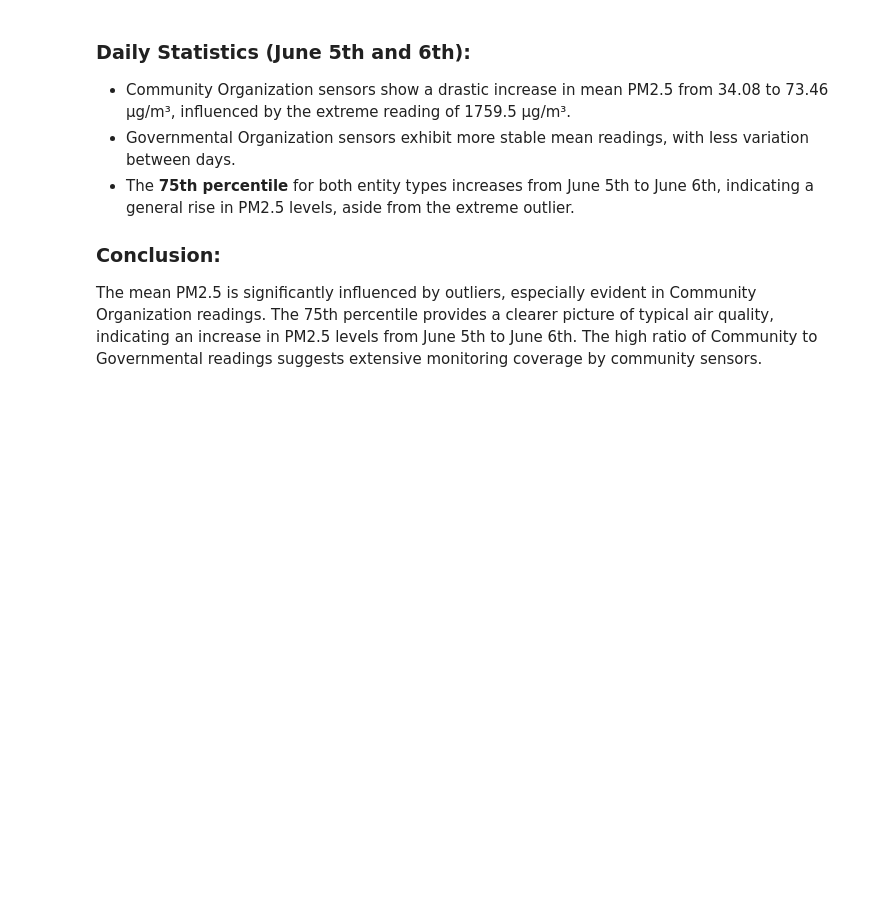
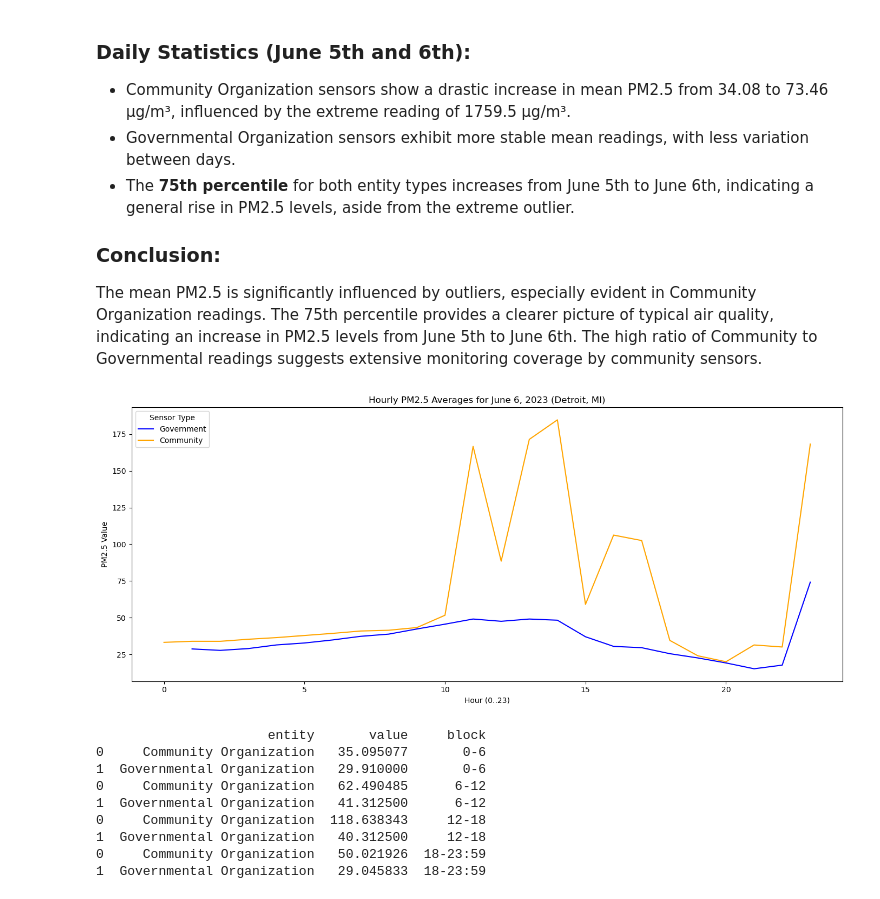
Before and after one commit to RishikaYadannavar/mcis6273-f24-datamining, a Jupyter notebook: homework/hw1/hw1.ipynb, the cells around one changed output. Saved outputs shown, nothing was run; the diff lists cells and outputs as text; code cells hidden in the pictures; blank space fills up the shorter version.

```diff
--- a/homework/hw1/hw1.ipynb
+++ b/homework/hw1/hw1.ipynb
@@ -204,8 +176,20 @@ url = f"https://api.openaq.org/v2/measurements?date_from="+date_from+"T00%3A00%3
 headers = {"accept": "application/json"}
 
 response = requests.get(url, headers=headers)
+# %%
+import json
+
+# Assuming response_text contains the JSON response
+response_json = json.loads(response.text)
+
+# Now you can access the 'result' section like this
+result_json = response_json['results']
+
+# # If you want to convert the 'result' section back to JSON format
+# result_json = json.dumps(result)
+# result_json
 # %%
-main_data=pd.DataFrame(results)
+main_data=pd.DataFrame(list(result_json))
 # %%
 main_data.head()
 # %% [output]
@@ -279,7 +263,8 @@ print(f"Station density per km²: {station_density}")
 
 # 7. Daily statistics separately for each entity type
 # Convert 'local_time' to datetime if it's not already
-final_df1['local_time'] = pd.to_datetime(final_df1['local_time'])
+final_df1 = final_df1.copy()
+final_df1.loc[:, 'local_time'] = pd.to_datetime(final_df1['local_time'])
 
 # Group by entity and date, then calculate statistics
 daily_stats = final_df1.groupby(['entity', final_df1['local_time'].dt.date]).agg(
@@ -370,3 +350,49 @@ for index, row in final_df1.iterrows():
 # Display the map
 detroit_map
 detroit_map.save('detroitmap.html')
+# %%
+import matplotlib.pyplot as plt
+
+# Convert local_time to datetime and extract hour
+final_df1['local_time'] = pd.to_datetime(final_df1['local_time'], utc=True)
+final_df1['hour'] = final_df1['local_time'].dt.hour
+
+# Define the 6-hour blocks
+blocks = [(0, 6), (6, 12), (12, 18), (18, 24)]
+
+# Calculate average readings for each block for both sensor types
+avg_readings = pd.DataFrame()
+for start, end in blocks:
+    block_data = final_df1[(final_df1['hour'] >= start) & (final_df1['hour'] < end)]
+    avg_readings_block = block_data.groupby('entity')['value'].mean().reset_index()
+    avg_readings_block['block'] = f"{start}-{end if end != 24 else '23:59'}"
+    avg_readings = pd.concat([avg_readings, avg_readings_block])
+
+# Calculate hourly averages for the entire day for both sensor types
+hourly_avg = final_df1.groupby(['entity', 'hour'])['value'].mean().unstack('entity')
+
+# Plotting the hourly averages for the day
+plt.figure(figsize=(14, 6))
+plt.plot(hourly_avg.index, hourly_avg['Governmental Organization'], label='Government', color='blue')
+plt.plot(hourly_avg.index, hourly_avg['Community Organization'], label='Community', color='orange')
+plt.title("Hourly PM2.5 Averages for June 6, 2023 (Detroit, MI)")
+plt.xlabel("Hour (0..23)")
+plt.ylabel("PM2.5 Value")
+plt.legend(title="Sensor Type")
+
+plt.tight_layout()
+plt.show()
+
+# Print the average readings for comparison (optional)
+print(avg_readings)
+# %% [output]
+[figure, added]
+                      entity       value     block
+0     Community Organization   35.095077       0-6
+1  Governmental Organization   29.910000       0-6
+0     Community Organization   62.490485      6-12
+1  Governmental Organization   41.312500      6-12
+0     Community Organization  118.638343     12-18
+1  Governmental Organization   40.312500     12-18
+0     Community Organization   50.021926  18-23:59
+1  Governmental Organization   29.045833  18-23:59
```
Also changed, not shown: parts of 15 cells of this notebook, 4 other files.
